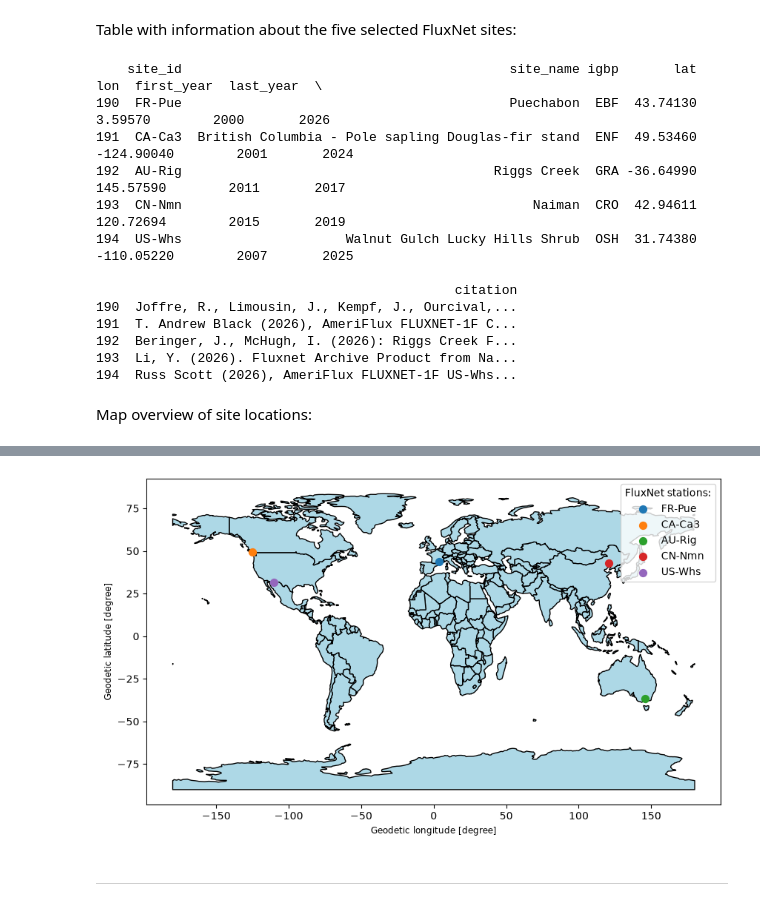
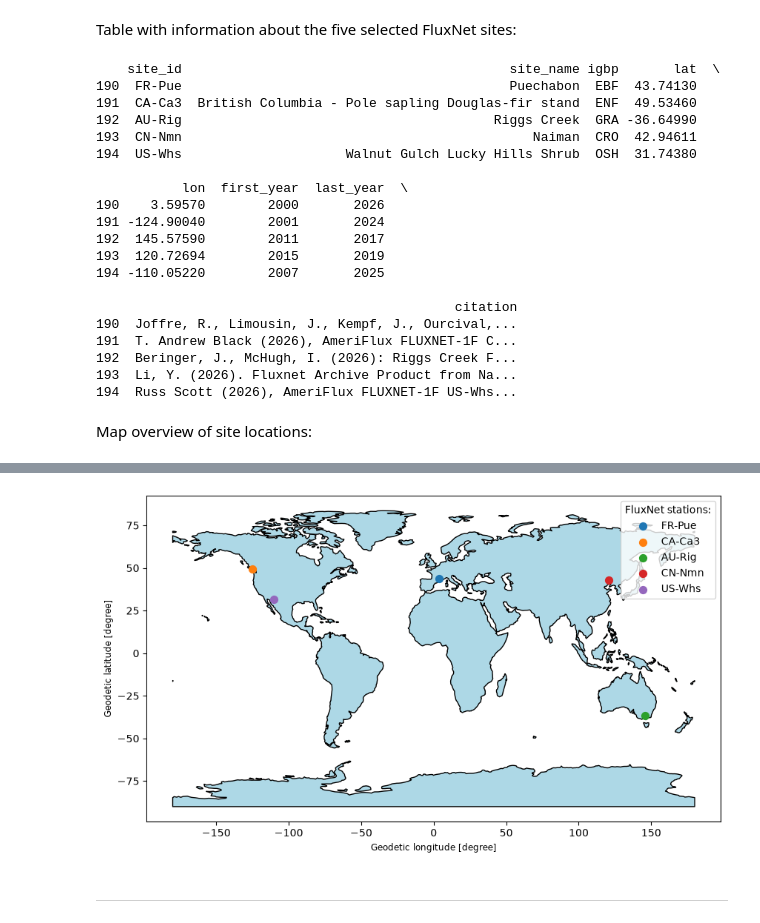
Before and after one commit to loew-b/datascience_env_monit, a Jupyter notebook: reports/block4_flux_observations.ipynb, the cells around one changed output, grey strips where cells are left out. Cells and saved outputs as stored; diff of their text form; code cells hidden in the pictures.

Commit message:
Update block5 report

```diff
--- a/reports/block4_flux_observations.ipynb
+++ b/reports/block4_flux_observations.ipynb
@@ -66,7 +67,7 @@ Loading metadata for the specific set of towers:
 # ---- Tower set metadata ----
 student_no = 39
 
-towers_meta = pd.read_csv(proj_dir / 'scripts/block04/tower_sets.csv')
+towers_meta = pd.read_csv(proj_dir / 'tower_sets_block4.csv')
 towers_meta = towers_meta[towers_meta['student_no'] == 39]
 # %% [markdown]
 Table with information about the five selected FluxNet sites:
@@ -74,12 +75,19 @@ Table with information about the five selected FluxNet sites:
 meta_vars = ['site_id', 'site_name', 'igbp', 'lat', 'lon', 'first_year', 'last_year', 'citation']
 print(towers_meta[meta_vars])
 # %% [output]
-    site_id                                          site_name igbp       lat        lon  first_year  last_year  \
-190  FR-Pue                                          Puechabon  EBF  43.74130    3.59570        2000       2026
-191  CA-Ca3  British Columbia - Pole sapling Douglas-fir stand  ENF  49.53460 -124.90040        2001       2024
-192  AU-Rig                                        Riggs Creek  GRA -36.64990  145.57590        2011       2017
-193  CN-Nmn                                             Naiman  CRO  42.94611  120.72694        2015       2019
-194  US-Whs                     Walnut Gulch Lucky Hills Shrub  OSH  31.74380 -110.05220        2007       2025
+    site_id                                          site_name igbp       lat  \
+190  FR-Pue                                          Puechabon  EBF  43.74130
+191  CA-Ca3  British Columbia - Pole sapling Douglas-fir stand  ENF  49.53460
+192  AU-Rig                                        Riggs Creek  GRA -36.64990
+193  CN-Nmn                                             Naiman  CRO  42.94611
+194  US-Whs                     Walnut Gulch Lucky Hills Shrub  OSH  31.74380
+
+           lon  first_year  last_year  \
+190    3.59570        2000       2026
+191 -124.90040        2001       2024
+192  145.57590        2011       2017
+193  120.72694        2015       2019
+194 -110.05220        2007       2025
 
                                               citation
 190  Joffre, R., Limousin, J., Kempf, J., Ourcival,...
@@ -91,8 +99,7 @@ print(towers_meta[meta_vars])
 Map overview of site locations:
 # %%
 # ---- World map as background ----
-world = gpd.read_file(proj_dir / 'data/processed/ne_110m_admin_0_countries/ne_110m_admin_0_countries.shp')
-# Annotation: it was necessary to download a specific file for this from Natural Earth
+world = gpd.read_file(get_path("naturalearth.land"))
 
 fig, ax = plt.subplots(figsize=(10, 6))
 world.plot(ax=ax, color='lightblue', edgecolor='black')
@@ -114,4 +122,4 @@ plt.show()
-[figure, old version]
+[figure, new version]
 # %% [markdown]
 ----------
 # %% [markdown]
```
Also changed, not shown: parts of 2 cells of this notebook, 3 other files.
